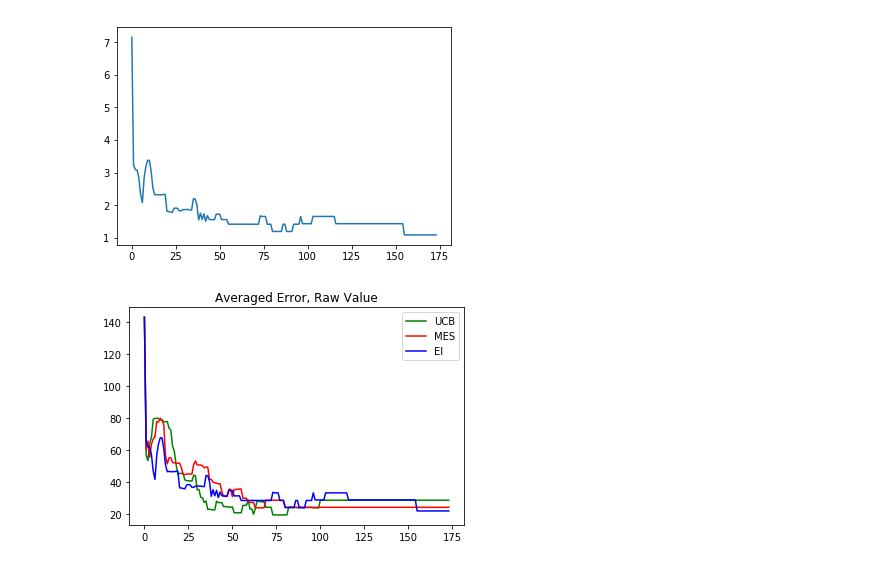
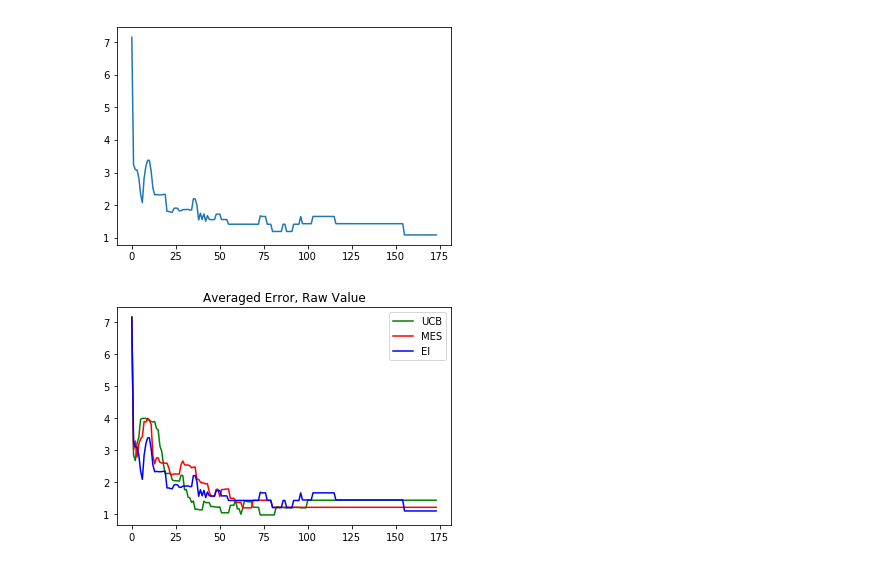
Before and after one commit to expeditionary-robotics/informative-path-planning, a Jupyter notebook: data_processing.ipynb, the cells around one changed output. Drawn from its saved outputs; the diff is of its cells as text; code cells hidden in the pictures.

```diff
--- a/data_processing.ipynb
+++ b/data_processing.ipynb
@@ -346,11 +346,11 @@ plt.show()
 # %% [output]
 [figure]
 # %%
-plt.plot(ucb, 'g', label='UCB')
-plt.plot(mes, 'r', label='MES')
-plt.plot(ei, 'b', label='EI')
+plt.plot([m/20 for m in ucb], 'g', label='UCB')
+plt.plot([m/20 for m in mes], 'r', label='MES')
+plt.plot([m/20 for m in ei], 'b', label='EI')
 plt.legend()
 plt.title('Averaged Error, Raw Value')
 plt.show()
 # %% [output]
-[figure, old version]
+[figure, new version]
```
Also changed, not shown: parts of 4 cells of this notebook.
